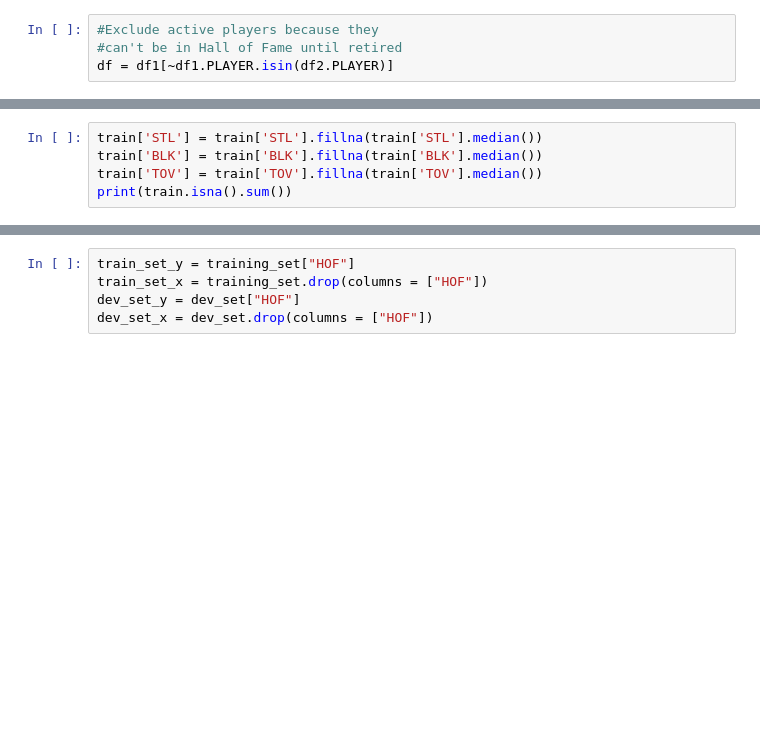
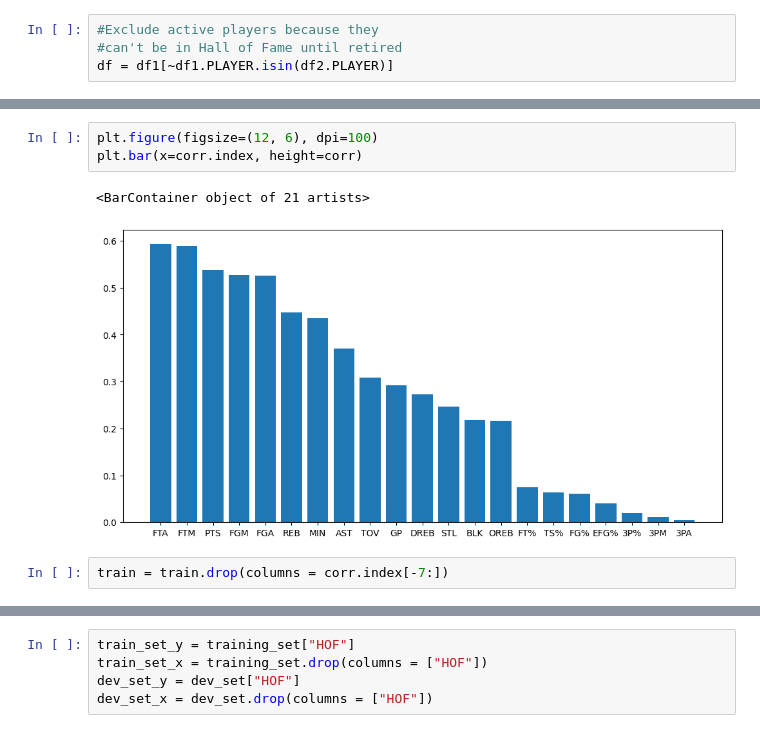
Before and after one commit to e10-atp/AML-NBAProject, a Jupyter notebook: Project.ipynb, the cells around one changed output, grey strips where cells are left out. Drawn from its saved outputs; the diff is of its cells as text; blank space fills up the shorter version.

```diff
--- a/Project.ipynb
+++ b/Project.ipynb
@@ -94,6 +105 @@ HOF       0
 dtype: int64
-# %%
-train['STL'] = train['STL'].fillna(train['STL'].median())
-train['BLK'] = train['BLK'].fillna(train['BLK'].median())
-train['TOV'] = train['TOV'].fillna(train['TOV'].median())
-print(train.isna().sum())
@@ -127,0 +155,8 @@ See the caveats in the documentation: https://pandas.pydata.org/pandas-docs/stab
+# %%
+plt.figure(figsize=(12, 6), dpi=100)
+plt.bar(x=corr.index, height=corr)
+# %% [output]
+<BarContainer object of 21 artists>
+[figure, added]
+# %%
+train = train.drop(columns = corr.index[-7:])
```
Also changed, not shown: parts of 20 cells of this notebook, 1 other file.
